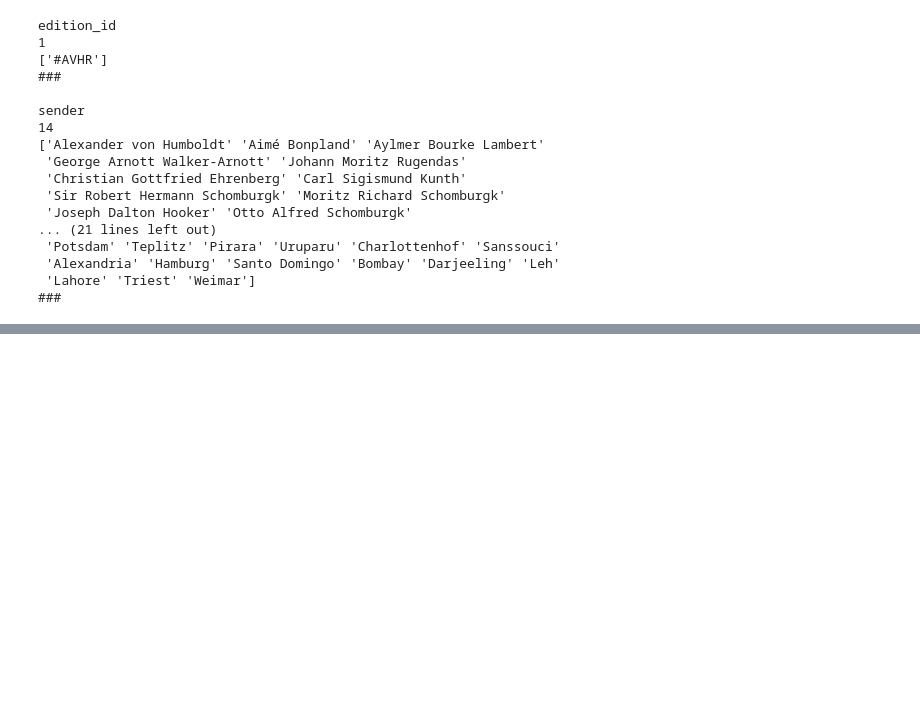
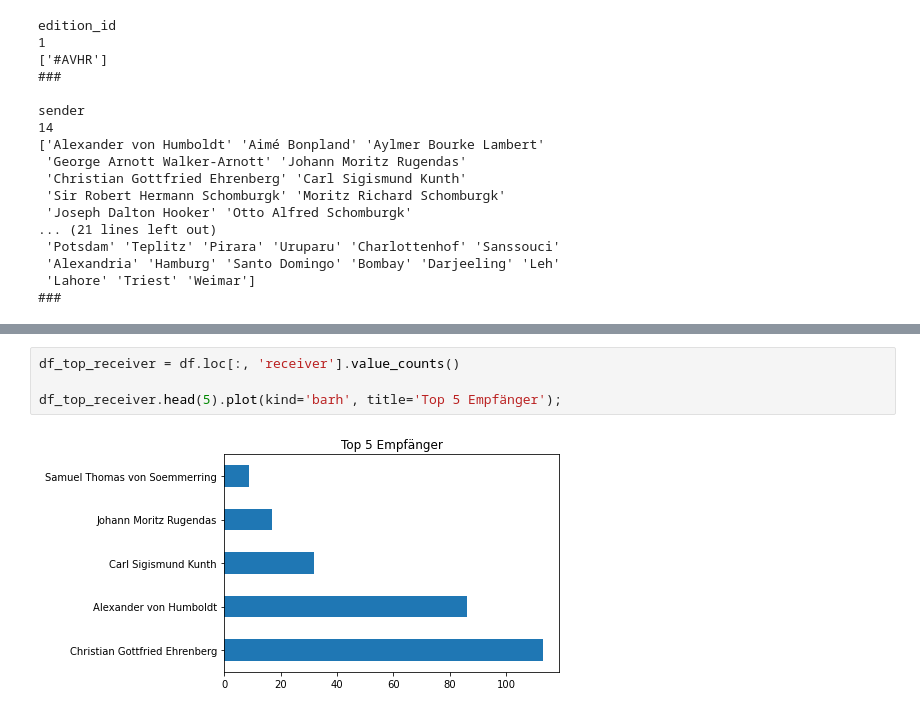
Before and after one commit to Digital-History-Berlin/Python-fuer-Historiker-innen-Intermediate, a Jupyter notebook: ch02-pandas/05-intro-eda.ipynb, the cells around one changed output, grey strips where cells are left out. Drawn from its saved outputs; the diff is of its cells as text; blank space fills up the shorter version.

```diff
--- a/ch02-pandas/05-intro-eda.ipynb
+++ b/ch02-pandas/05-intro-eda.ipynb
@@ -146,0 +136,6 @@ top_places.head(5).plot(kind='barh', title='Top Orte');
+# %%
+df_top_receiver = df.loc[:, 'receiver'].value_counts()
+
+df_top_receiver.head(5).plot(kind='barh', title='Top 5 Empfänger');
+# %% [output]
+[figure, added]
```
Also changed, not shown: parts of 21 cells of this notebook, 1 other file.
